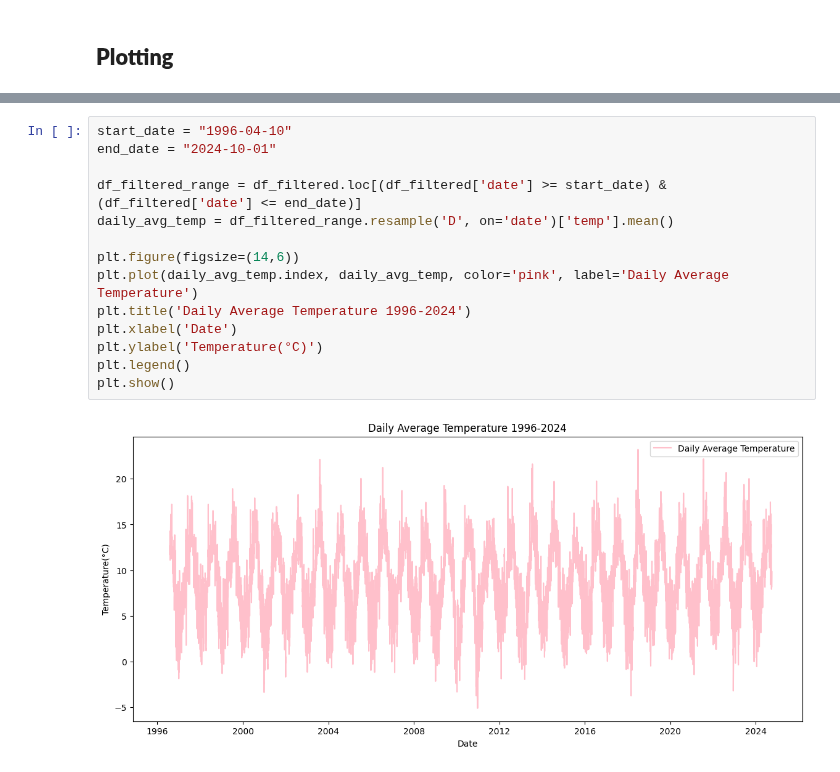
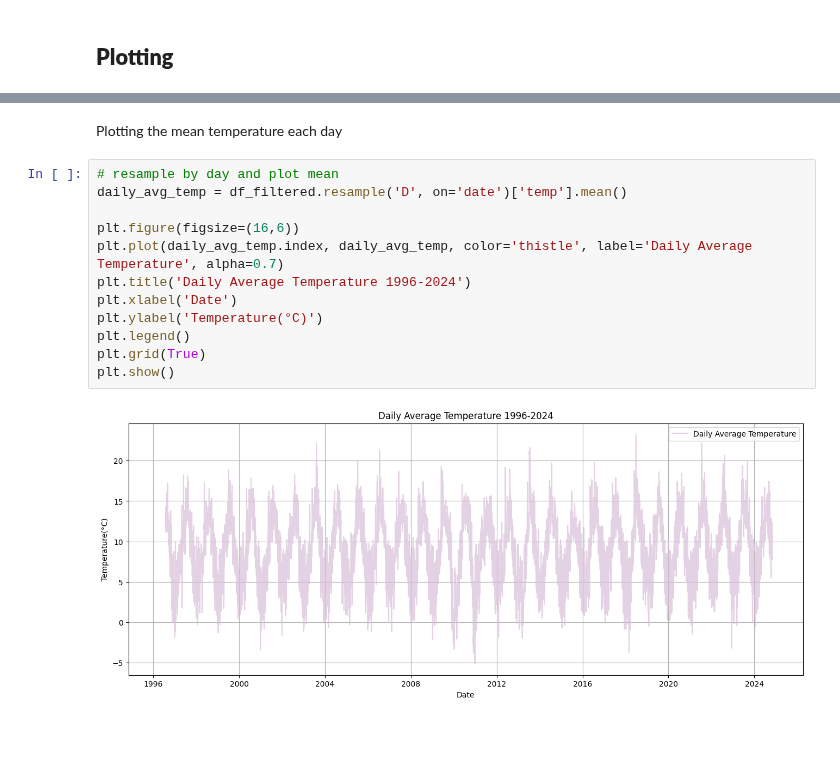
Before and after one commit to briannemcgrath/PFDA, a Jupyter notebook: assignments/assignment06-weather.ipynb, the cells around one changed output, grey strips where cells are left out. Saved outputs shown, nothing was run; the diff lists cells and outputs as text; blank space fills up the shorter version.

Commit message:
Temperature plotting done

```diff
--- a/assignments/assignment06-weather.ipynb
+++ b/assignments/assignment06-weather.ipynb
@@ -105,16 +107,16 @@ End Date: 2024-10-01 00:00:00
+# %% [markdown]
+Plotting the mean temperature each day
 # %%
-start_date = "1996-04-10"
-end_date = "2024-10-01"
+# resample by day and plot mean
+daily_avg_temp = df_filtered.resample('D', on='date')['temp'].mean()
 
-df_filtered_range = df_filtered.loc[(df_filtered['date'] >= start_date) & (df_filtered['date'] <= end_date)]
-daily_avg_temp = df_filtered_range.resample('D', on='date')['temp'].mean()
-
-plt.figure(figsize=(14,6))
-plt.plot(daily_avg_temp.index, daily_avg_temp, color='pink', label='Daily Average Temperature')
+plt.figure(figsize=(16,6))
+plt.plot(daily_avg_temp.index, daily_avg_temp, color='thistle', label='Daily Average Temperature', alpha=0.7)
 plt.title('Daily Average Temperature 1996-2024')
 plt.xlabel('Date')
 plt.ylabel('Temperature(°C)')
 plt.legend()
+plt.grid(True)
 plt.show()
 # %% [output]
-[figure, old version]
+[figure, new version]
```
Also changed, not shown: parts of 11 cells of this notebook.
